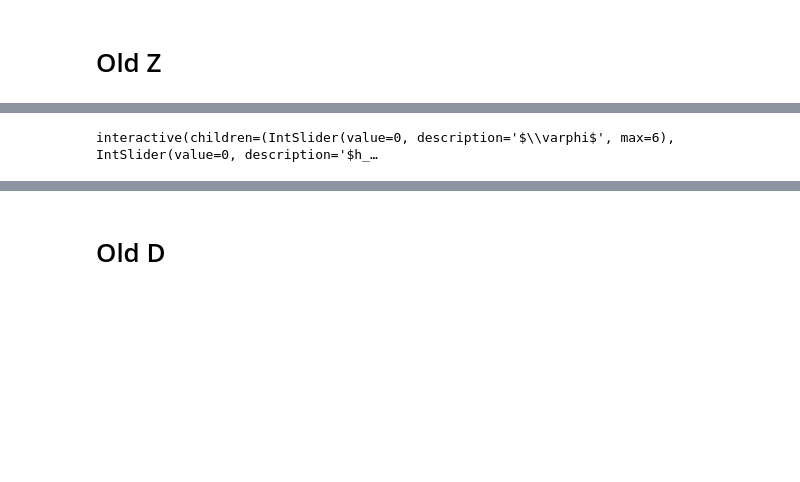
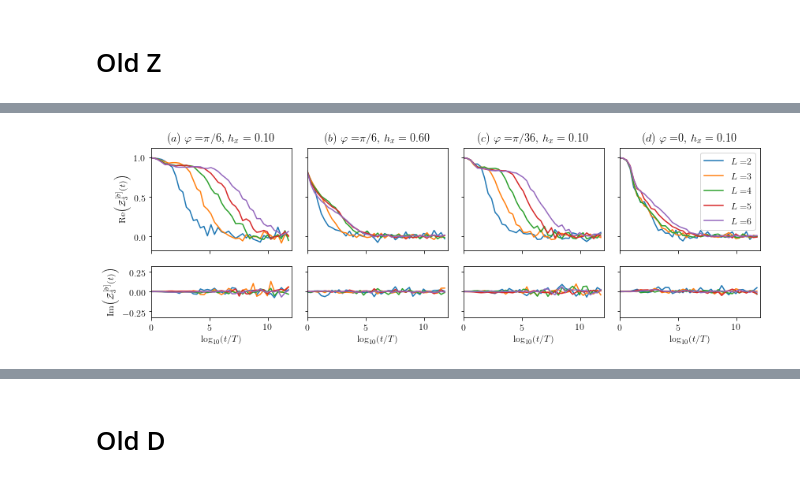
Before and after one commit to suracefm/exactdiag, a Jupyter notebook: 2018/Clock Z3.ipynb, the cells around one changed output, grey strips where cells are left out. Saved outputs shown, nothing was run; the diff lists cells and outputs as text; code cells hidden in the pictures; blank space fills up the shorter version.

```diff
--- a/2018/Clock Z3.ipynb
+++ b/2018/Clock Z3.ipynb
@@ -52,29 +110,43 @@ plt.show()
 # %%
-myplots=[(6,0,'a'), (6,1,'b'), (6,5,'c')]
+#myplots=[(6,0), (6,1), (6,5)]
+myplots=[(6,0), (6,5), (1,0), (0,0)]
 
-for phinum, hxnum, character in myplots:
-    figZ, axZ = plt.subplots(2,figsize=(4.5,4.1), gridspec_kw={'height_ratios':[2, 1]}, sharex=True)
+figZ, axesZ = plt.subplots(2,len(myplots),figsize=(12,4.1), gridspec_kw={'height_ratios':[2, 1]}, sharex=True, sharey='row')
+#tdec=np.zeros((3,len(sizes)))
+#labels=[]
+
+for num, val in enumerate(myplots):
+    phinum, hxnum=val
+    axZ=(axesZ[0,num], axesZ[1,num])
+    #figZ, axZ = plt.subplots(2,figsize=(4.5,4.1), gridspec_kw={'height_ratios':[2, 1]}, sharex=True)
     for L in sizes:
         axZ[0].plot(np.log10(time_set), np.real(Z[phinum, hxnum, L-2]), label=r'$L=$%d' %L)
         axZ[1].plot(np.log10(time_set), np.imag(Z[phinum, hxnum, L-2]), label=r'$L=$%d' %L)
+        #tdec[num,L-2]=np.log10(2)*tdecay(np.real(Z[phinum, hxnum, L-2]))
 
     axZ[0].set_xlim(0,12)
     axZ[0].set_ylim(-0.18,1.12)
     axZ[1].set_ylim(-0.325, 0.325)
-    axZ[0].set_ylabel(r'Re$\left(\overline{Z(t)}\right)$')
-    axZ[1].set_ylabel(r'Im$\left(\overline{Z(t)}\right)$')
+    #axZ[0].set_ylabel(r'Re$\left(\overline{Z(t)}\right)$')
+    #axZ[1].set_ylabel(r'Im$\left(\overline{Z(t)}\right)$')
     axZ[1].set_xlabel(r'$\log_{10} (t/T)$')
-    axZ[0].legend()
-    axZ[0].set_title(r'$(%c)\; \varphi=$' %character +phi_names[phinum]+', $h_x=%.2f$' %hx_vec[hxnum])
-    plt.tight_layout()
-    plt.savefig('Z1%c.pdf' %character, bbox_inches='tight', pad_inches=0.02)
+    #axZ[0].legend()
+    label=r'$\varphi=$' +phi_names[phinum]+', $h_x=%.2f$' %hx_vec[hxnum]
+    axZ[0].set_title('$(%c) \;$' %chr(97+num) +label)
+    #labels.append(label)
+    #axZ[0].set_title(r'$(%c)\; \varphi=$' %character +phi_names[phinum]+', $h_x=%.2f$' %hx_vec[hxnum])
+axesZ[0][-1].legend()
+axesZ[0][0].set_ylabel(r'Re$\left(\mathcal{Z}_3^{[\hat{\sigma}]}(t)\right)$')
+axesZ[1][0].set_ylabel(r'Im$\left(\mathcal{Z}_3^{[\hat{\sigma}]}(t)\right)$')
+plt.tight_layout()
+#plt.savefig('Zsubplots.pdf', bbox_inches='tight', pad_inches=0.02)
 plt.show()
 
-def update(phinum=widgets.IntSlider(min=0,max=len(phi_vec)-1,description=r'$\varphi$'),\
-          hxnum=widgets.IntSlider(min=0,max=len(hx_vec)-1,description=r'$h_x$')):
-    for L in sizes:
-        axZ[0].lines[L-2].set_ydata(np.real(Z[phinum, hxnum, L-2]))
-        axZ[1].lines[L-2].set_ydata(np.imag(Z[phinum, hxnum, L-2]))
-    axZ[0].set_title(r'$\varphi=$'+phi_names[phinum]+', $h_x=%.2f$' %(hx_vec[hxnum]))
-    figZ.canvas.draw()
+# def update(phinum=widgets.IntSlider(min=0,max=len(phi_vec)-1,description=r'$\varphi$'),\
+#           hxnum=widgets.IntSlider(min=0,max=len(hx_vec)-1,description=r'$h_x$')):
+#     for L in sizes:
+#         axZ[0].lines[L-2].set_ydata(np.real(Z[phinum, hxnum, L-2]))
+#         axZ[1].lines[L-2].set_ydata(np.imag(Z[phinum, hxnum, L-2]))
+#     axZ[0].set_title(r'$\varphi=$'+phi_names[phinum]+', $h_x=%.2f$' %(hx_vec[hxnum]))
+#     figZ.canvas.draw()
 # %% [output]
@@ -87,4 +153 @@ def update(phinum=widgets.IntSlider(min=0,max=len(phi_vec)-1,description=r'$\var
+[figure, added]
-# %%
-interact(update);
-# %% [output]
-interactive(children=(IntSlider(value=0, description='$\\varphi$', max=6), IntSlider(value=0, description='$h_…
```
Also changed, not shown: parts of 18 cells of this notebook, 22 other files.
